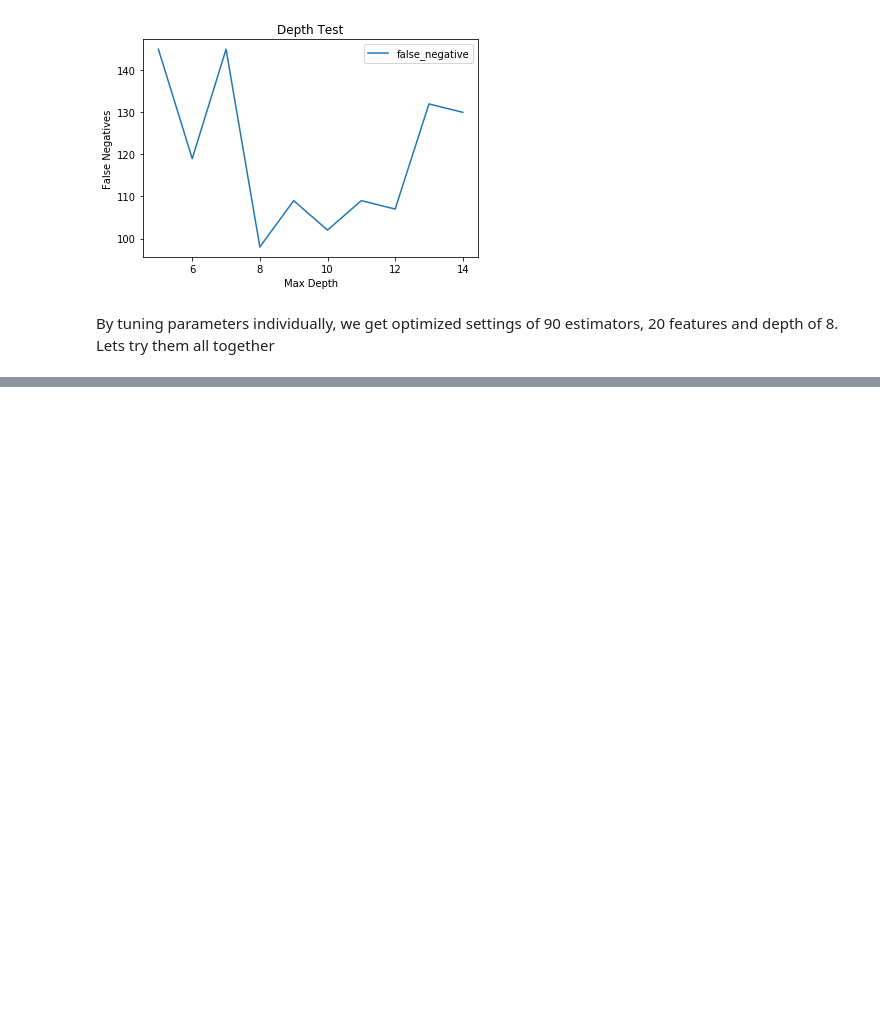
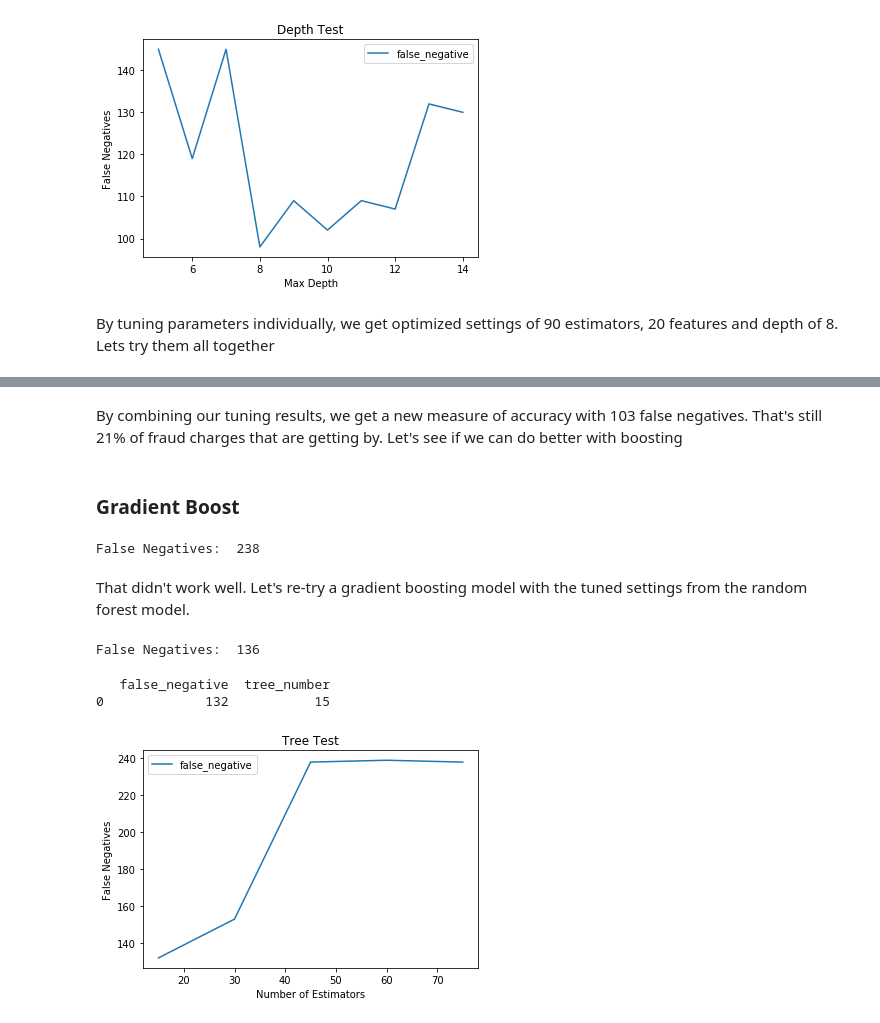
Before and after one commit to mbeckmanssf/Thinkful, a Jupyter notebook: Unit-3/6.1-CreditCardFraud.ipynb, the cells around one changed output, grey strips where cells are left out. Saved outputs shown, nothing was run; the diff lists cells and outputs as text; code cells hidden in the pictures; blank space fills up the shorter version.

Commit message:
testing gradient boost with downsample

```diff
--- a/Unit-3/6.1-CreditCardFraud.ipynb
+++ b/Unit-3/6.1-CreditCardFraud.ipynb
@@ -269,12 +271,61 @@ Try Boosting
+# %% [markdown]
+By combining our tuning results, we get a new measure of accuracy with 103 false negatives.  That's still 21% of fraud charges that are getting by.  Let's see if we can do better with boosting
+# %% [markdown]
+### Gradient Boost
 # %%
 #define model
-params = {'n_estimators': iterations,
-          'max_depth': 2,
-          'loss': 'exponential'}
-gbc = ensemble.GradientBoostingClassifier(**params)
+gbc = ensemble.GradientBoostingClassifier()
 
 # cross-train and test predictions
 y_pred = cross_val_predict(gbc,X,Y,cv=3)
 matrix = confusion_matrix(Y,y_pred)
 
 print('False Negatives: ', matrix[1][0])
+# %% [output]
+False Negatives:  238
+# %% [markdown]
+That didn't work well.  Let's re-try a gradient boosting model with the tuned settings from the random forest model.
+# %%
+#define model
+gbc = ensemble.GradientBoostingClassifier(n_estimators=30, max_features=20, max_depth=8)
+
+# cross-train and test predictions
+y_pred = cross_val_predict(gbc,X,Y,cv=3)
+matrix = confusion_matrix(Y,y_pred)
+
+print('False Negatives: ', matrix[1][0])
+# %% [output]
+False Negatives:  136
+# %%
+#tune n_estimators to minimize false negatives
+
+tune_results = pd.DataFrame()
+
+def forest_tree_fit(tree):
+    gbc = ensemble.GradientBoostingClassifier(n_estimators=tree)
+
+    y_pred = cross_val_predict(gbc,X,Y,cv=3)
+    matrix = confusion_matrix(Y,y_pred)
+
+    data = pd.DataFrame({"tree_number": [tree], "false_negative": [matrix[1][0]]})
+    return data
+
+appended_data = []
+test_range = np.arange(15, 90, 15)
+for i in test_range:
+    result = forest_tree_fit(i)
+    appended_data.append(result)
+tune_results = pd.concat(appended_data, ignore_index=True)
+
+print(tune_results.loc[tune_results['false_negative'] == tune_results['false_negative'].min()])
+
+plt.plot(tune_results['tree_number'], tune_results['false_negative'])
+plt.xlabel('Number of Estimators')
+plt.ylabel('False Negatives')
+plt.legend(loc='best')
+plt.title('Tree Test')
+plt.show()
+# %% [output]
+   false_negative  tree_number
+0             132           15
+[figure, added]
```
Also changed, not shown: parts of 30 cells of this notebook.
